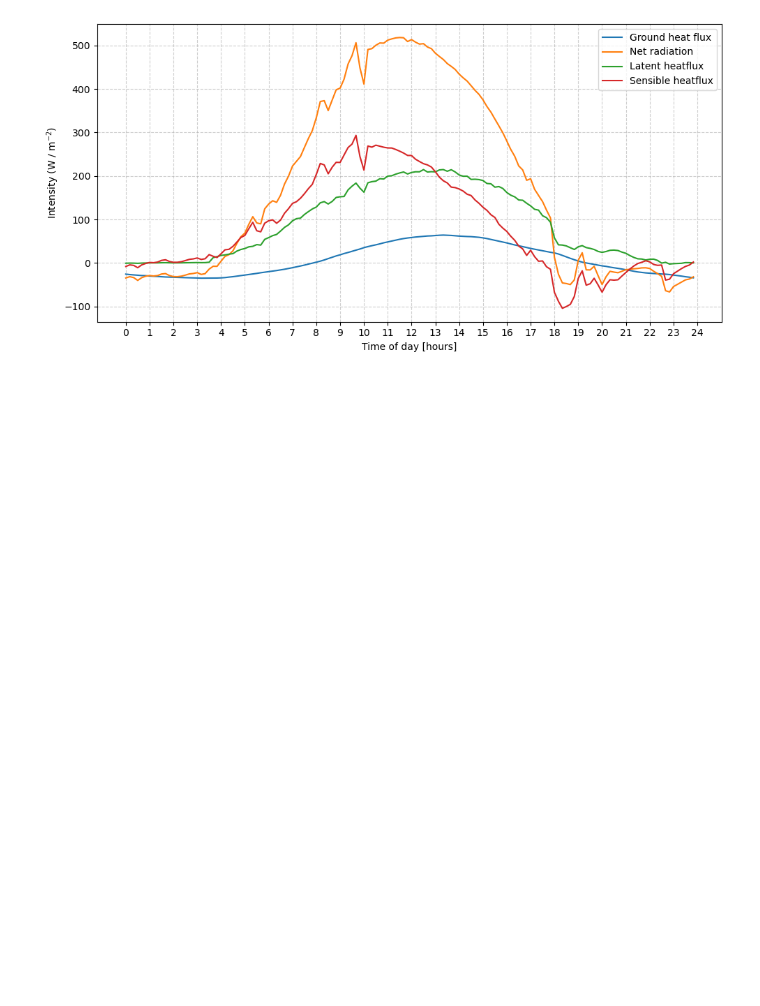
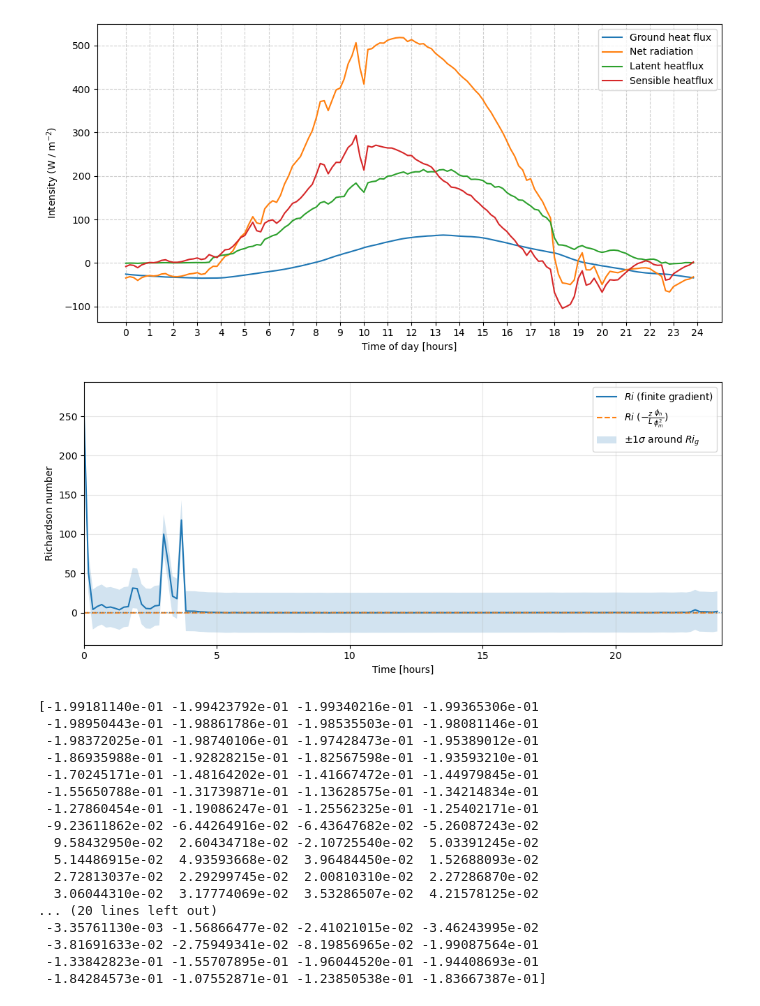
Before and after one commit to SisterPeanut/Turbulence_course, a Jupyter notebook: Main_data2.ipynb, the cells around one changed output. Cells and saved outputs as stored; diff of their text form; code cells hidden in the pictures; blank space fills up the shorter version.

Commit message:
richardson included

```diff
--- a/Main_data2.ipynb
+++ b/Main_data2.ipynb
@@ -53,6 +53,7 @@ h_max= 1.5 #m (approx for barley)
 LAI_max= 4 #barley
 n= 1 # barley 1-2
 heights=[0.12,0.329,0.6]
+g= 9.81# m s-2
 # %%
 # help functions
 
@@ -306,0 +367,61 @@ plt.show()
+# %%
+# --- Ensure 1D arrays ---
+Ri       = np.ravel(Ri)
+Ri_shije = np.ravel(Ri_shije)
+
+# --- Hours axis (10-min step) ---
+time_hours = np.arange(0, 24, 10/60)  # 144 points
+
+# --- Align lengths ---
+n = min(len(time_hours), len(Ri), len(Ri_shije))
+t_plot   = time_hours[:n]
+Ri       = Ri[:n]
+Ri_shije = Ri_shije[:n]
+
+# --- Optional: mask NaNs so lines/bands don't break ---
+mask = np.isfinite(Ri) & np.isfinite(Ri_shije)
+t_plot_m = t_plot[mask]
+Ri_m     = Ri[mask]
+Ri_sh_m  = Ri_shije[mask]
+
+# --- 1-sigma band around Ri (finite-difference) ---
+sigma   = np.nanstd(Ri_m)
+Ri_up   = Ri_m + sigma
+Ri_low  = Ri_m - sigma
+
+# --- Plot ---
+fig, ax = plt.subplots(figsize=(10, 4.5))
+ax.plot(t_plot_m, Ri_m, label=r"$Ri$ (finite gradient)", linewidth=1.5)
+ax.plot(t_plot_m, Ri_sh_m, label=r"$Ri$ ($-\frac{z}{L}\frac{\phi_h}{\phi_m^2}$)",
+        linewidth=1.5, linestyle="--")
+ax.fill_between(t_plot_m, Ri_low, Ri_up, alpha=0.2, label=r"$\pm 1\sigma$ around $Ri_g$")
+
+ax.axhline(0.25, linewidth=1, linestyle=":", alpha=0.8)
+ax.set_ylabel("Richardson number")
+ax.set_xlabel("Time [hours]")
+
+ax.set_xlim(0, 24)
+ax.legend()
+ax.grid(True, alpha=0.3)
+plt.tight_layout()
+plt.show()
+print(Ri_shije)
+# %% [output]
+[figure, added]
+[-1.99181140e-01 -1.99423792e-01 -1.99340216e-01 -1.99365306e-01
+ -1.98950443e-01 -1.98861786e-01 -1.98535503e-01 -1.98081146e-01
+ -1.98372025e-01 -1.98740106e-01 -1.97428473e-01 -1.95389012e-01
+ -1.86935988e-01 -1.92828215e-01 -1.82567598e-01 -1.93593210e-01
+ -1.70245171e-01 -1.48164202e-01 -1.41667472e-01 -1.44979845e-01
+ -1.55650788e-01 -1.31739871e-01 -1.13628575e-01 -1.34214834e-01
+ -1.27860454e-01 -1.19086247e-01 -1.25562325e-01 -1.25402171e-01
+ -9.23611862e-02 -6.44264916e-02 -6.43647682e-02 -5.26087243e-02
+  9.58432950e-02  2.60434718e-02 -2.10725540e-02  5.03391245e-02
+  5.14486915e-02  4.93593668e-02  3.96484450e-02  1.52688093e-02
+  2.72813037e-02  2.29299745e-02  2.00810310e-02  2.27286870e-02
+  3.06044310e-02  3.17774069e-02  3.53286507e-02  4.21578125e-02
+... (20 lines left out)
+ -3.35761130e-03 -1.56866477e-02 -2.41021015e-02 -3.46243995e-02
+ -3.81691633e-02 -2.75949341e-02 -8.19856965e-02 -1.99087564e-01
+ -1.33842823e-01 -1.55707895e-01 -1.96044520e-01 -1.94408693e-01
+ -1.84284573e-01 -1.07552871e-01 -1.23850538e-01 -1.83667387e-01]
```
Also changed, not shown: parts of 3 cells of this notebook, 5 other files.
